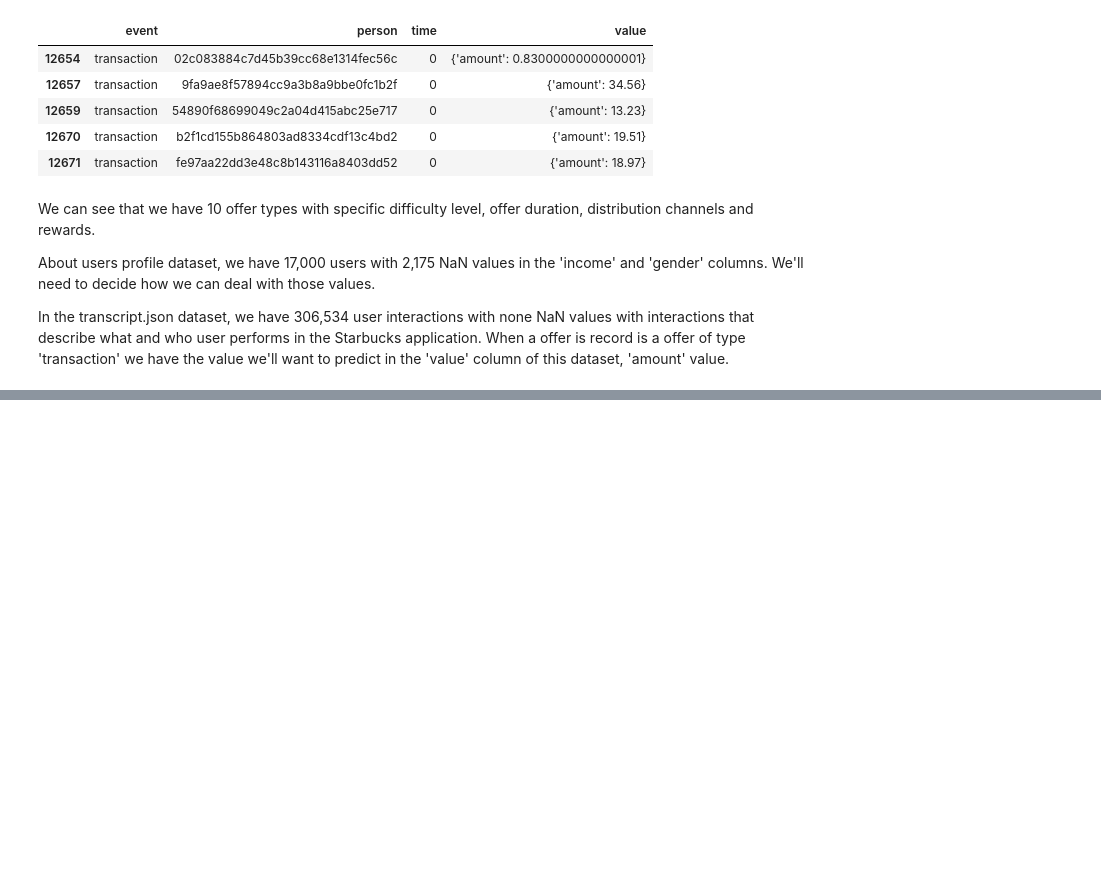
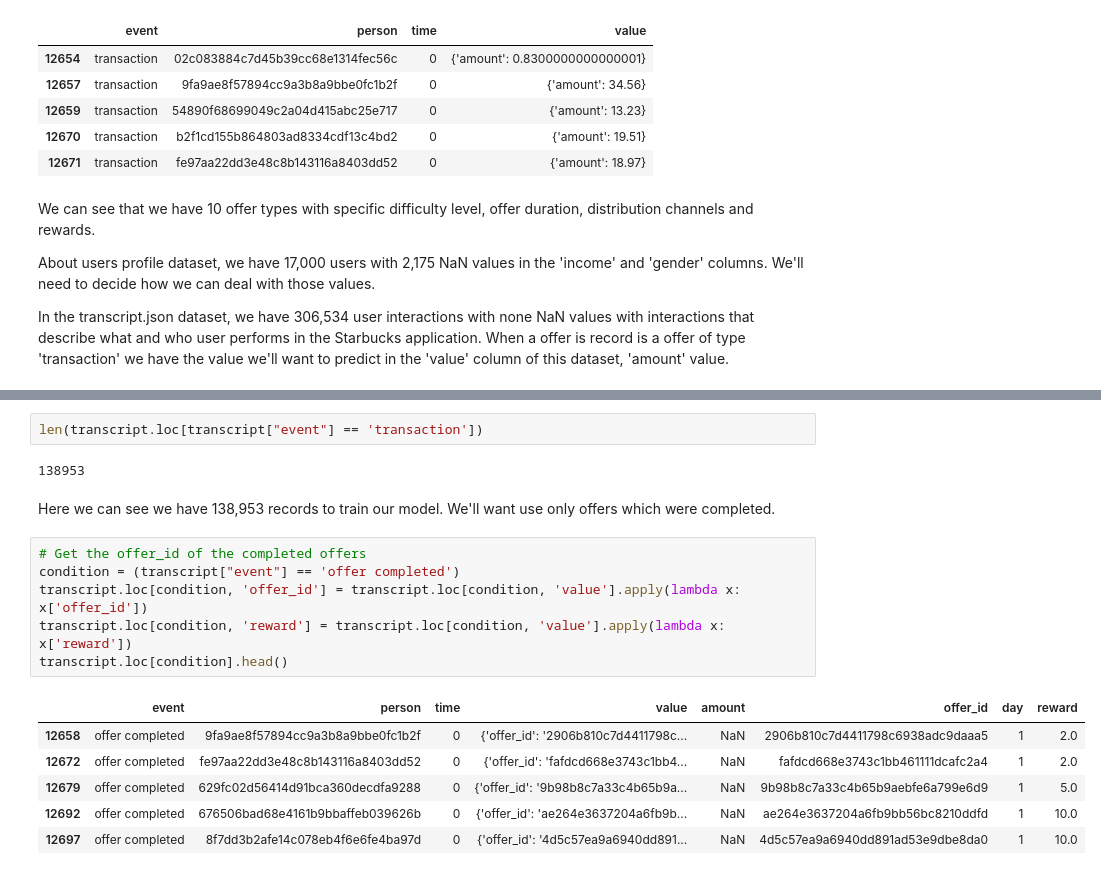
Before and after one commit to rodolfojt/Predicting_Starbucks_Offers, a Jupyter notebook: Starbucks_Capstone_notebook.ipynb, the cells around one changed output, grey strips where cells are left out. Drawn from its saved outputs; the diff is of its cells as text; blank space fills up the shorter version.

```diff
--- a/Starbucks_Capstone_notebook.ipynb
+++ b/Starbucks_Capstone_notebook.ipynb
@@ -182,0 +267,19 @@ In the transcript.json dataset, we have 306,534 user interactions with none NaN
+# %%
+len(transcript.loc[transcript["event"] == 'transaction'])
+# %% [output]
+138953
+# %% [markdown]
+Here we can see we have 138,953 records to train our model. We'll want use only offers which were completed.
+# %%
+# Get the offer_id of the completed offers
+condition = (transcript["event"] == 'offer completed')
+transcript.loc[condition, 'offer_id'] = transcript.loc[condition, 'value'].apply(lambda x: x['offer_id'])
+transcript.loc[condition, 'reward'] = transcript.loc[condition, 'value'].apply(lambda x: x['reward'])
+transcript.loc[condition].head()
+# %% [output]
+|  | event | person | time | value | amount | offer_id | day | reward |
+| 12658 | offer completed | 9fa9ae8f57894cc9a3b8a9bbe0fc1b2f | 0 | {'offer_id': '2906b810c7d4411798c... | NaN | 2906b810c7d4411798c6938adc9daaa5 | 1 | 2.0 |
+| 12672 | offer completed | fe97aa22dd3e48c8b143116a8403dd52 | 0 | {'offer_id': 'fafdcd668e3743c1bb4... | NaN | fafdcd668e3743c1bb461111dcafc2a4 | 1 | 2.0 |
+| 12679 | offer completed | 629fc02d56414d91bca360decdfa9288 | 0 | {'offer_id': '9b98b8c7a33c4b65b9a... | NaN | 9b98b8c7a33c4b65b9aebfe6a799e6d9 | 1 | 5.0 |
+| 12692 | offer completed | 676506bad68e4161b9bbaffeb039626b | 0 | {'offer_id': 'ae264e3637204a6fb9b... | NaN | ae264e3637204a6fb9bb56bc8210ddfd | 1 | 10.0 |
+| 12697 | offer completed | 8f7dd3b2afe14c078eb4f6e6fe4ba97d | 0 | {'offer_id': '4d5c57ea9a6940dd891... | NaN | 4d5c57ea9a6940dd891ad53e9dbe8da0 | 1 | 10.0 |
```
Also changed, not shown: parts of 25 cells of this notebook.
